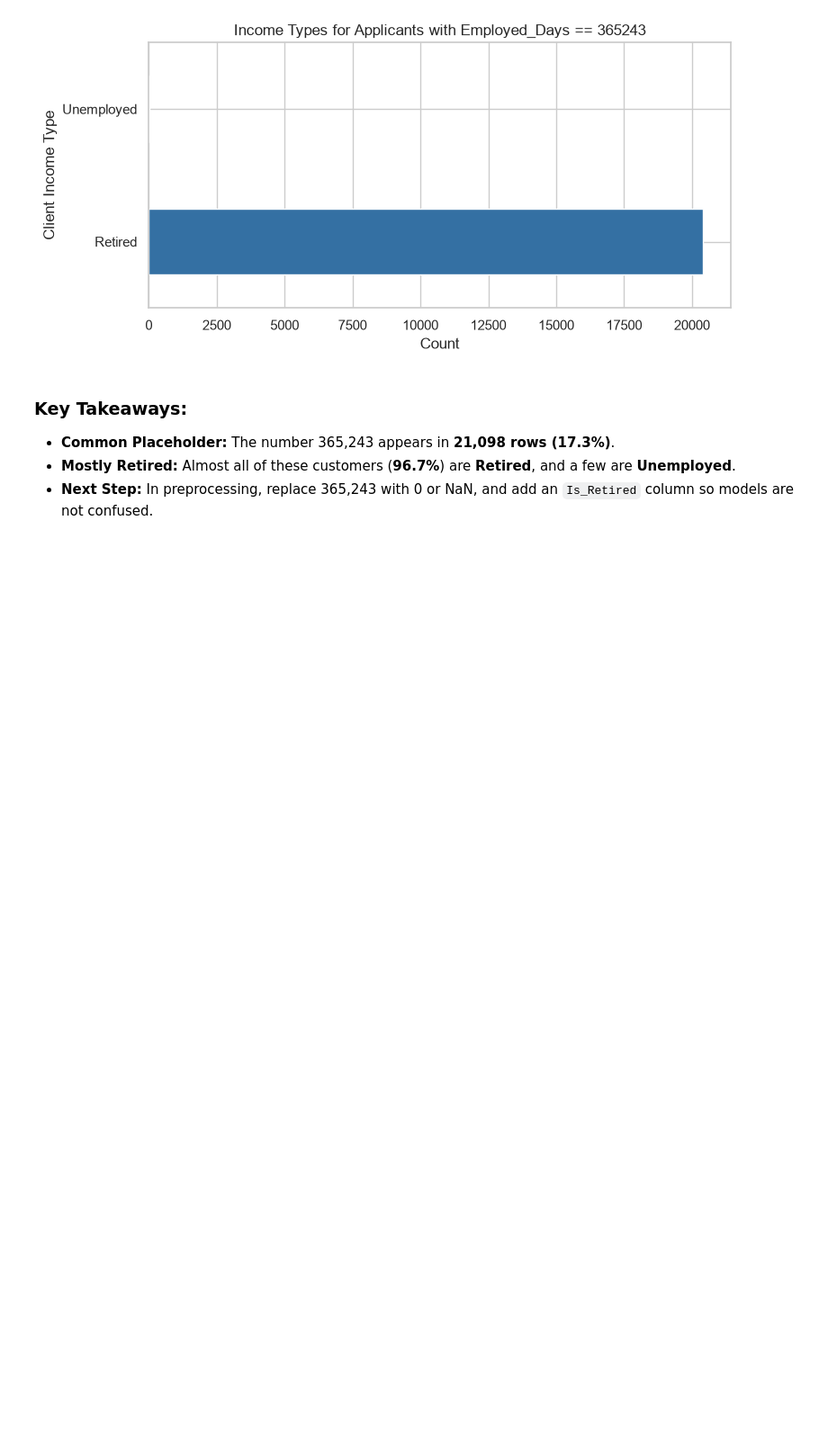
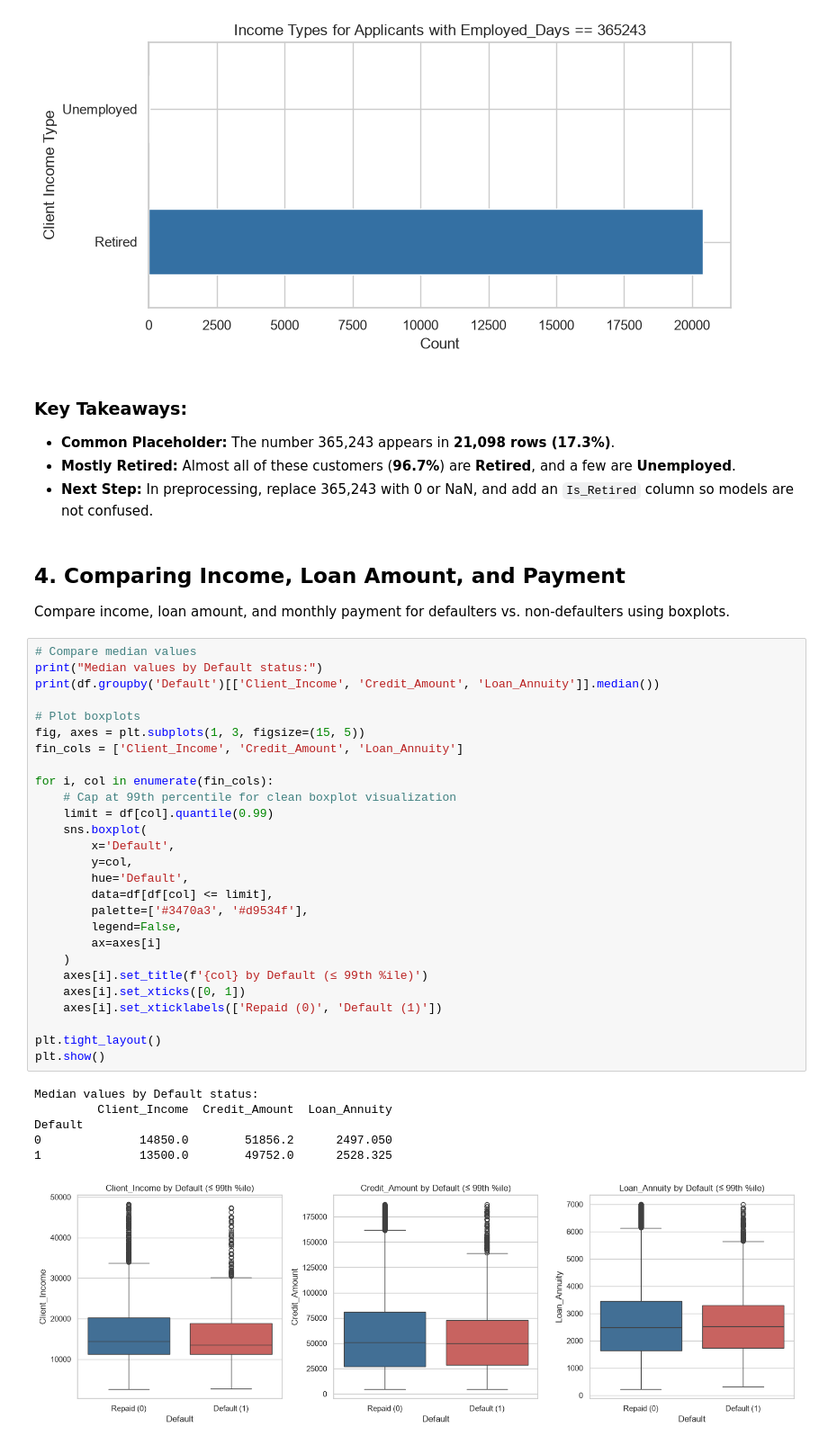
Before and after one commit to Pasiya990/FDM-AutoMobile_Loan_Default_Modelling, a Jupyter notebook: notebooks/02_eda.ipynb, the cells around one changed output. Shown at 90% size. Saved outputs shown, nothing was run; the diff lists cells and outputs as text; blank space fills up the shorter version.

Commit message:
feat(eda): add financial profile boxplots for income, credit, and annuity

```diff
--- a/notebooks/02_eda.ipynb
+++ b/notebooks/02_eda.ipynb
@@ -131,3 +131,40 @@ Unemployed                        1                  5
 - **Common Placeholder:** The number 365,243 appears in **21,098 rows (17.3%)**.
 - **Mostly Retired:** Almost all of these customers (**96.7%**) are **Retired**, and a few are **Unemployed**.
 - **Next Step:** In preprocessing, replace 365,243 with 0 or NaN, and add an `Is_Retired` column so models are not confused.
+# %% [markdown]
+## 4. Comparing Income, Loan Amount, and Payment
+Compare income, loan amount, and monthly payment for defaulters vs. non-defaulters using boxplots.
+# %%
+# Compare median values
+print("Median values by Default status:")
+print(df.groupby('Default')[['Client_Income', 'Credit_Amount', 'Loan_Annuity']].median())
+
+# Plot boxplots
+fig, axes = plt.subplots(1, 3, figsize=(15, 5))
+fin_cols = ['Client_Income', 'Credit_Amount', 'Loan_Annuity']
+
+for i, col in enumerate(fin_cols):
+    # Cap at 99th percentile for clean boxplot visualization
+    limit = df[col].quantile(0.99)
+    sns.boxplot(
+        x='Default',
+        y=col,
+        hue='Default',
+        data=df[df[col] <= limit],
+        palette=['#3470a3', '#d9534f'],
+        legend=False,
+        ax=axes[i]
+    )
+    axes[i].set_title(f'{col} by Default (≤ 99th %ile)')
+    axes[i].set_xticks([0, 1])
+    axes[i].set_xticklabels(['Repaid (0)', 'Default (1)'])
+
+plt.tight_layout()
+plt.show()
+# %% [output]
+Median values by Default status:
+         Client_Income  Credit_Amount  Loan_Annuity
+Default
+0              14850.0        51856.2      2497.050
+1              13500.0        49752.0      2528.325
+[figure, added]
```
Also changed, not shown: parts of 1 cell of this notebook.
